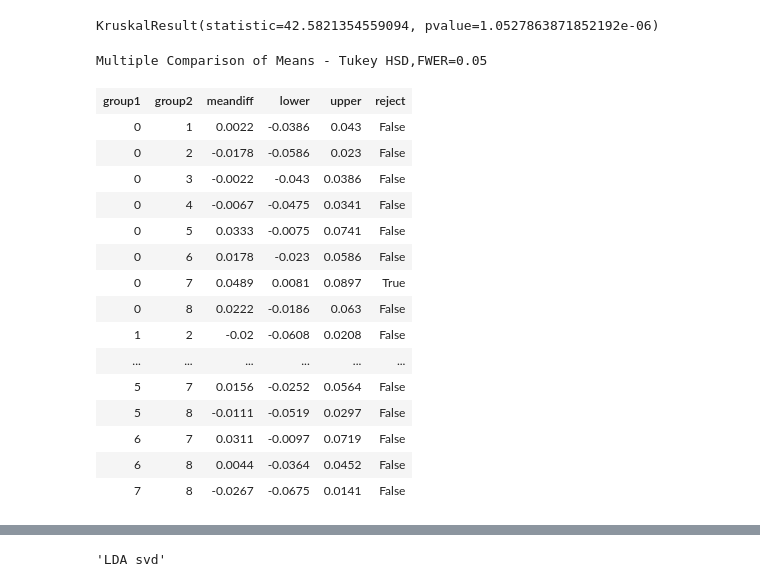
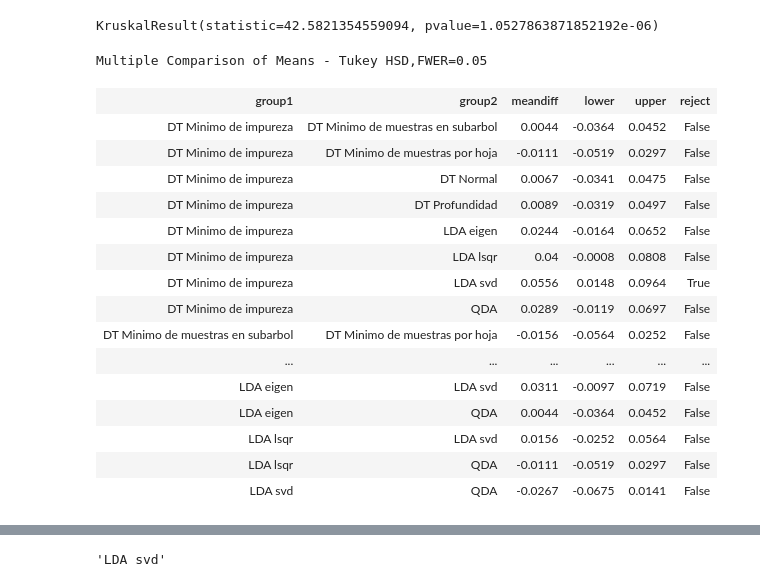
Before and after one commit to iagooteroc/int_computacional, a Jupyter notebook: p2.ipynb, the cells around one changed output, grey strips where cells are left out. Cells and saved outputs as stored; diff of their text form; code cells hidden in the pictures.

```diff
--- a/p2.ipynb
+++ b/p2.ipynb
@@ -233,25 +233,25 @@ print(stats.kruskal(*zip(*list(res_valid))))
 # %% [output]
 KruskalResult(statistic=42.5821354559094, pvalue=1.0527863871852192e-06)
 # %%
-labels = [str(i) for i in range(res_valid.shape[1]) for _ in range(res_valid.shape[0])]
+labels = [etiquetas[i] for i in range(res_valid.shape[1]) for _ in range(res_valid.shape[0])]
 arr_valid = res_valid.flatten('F')
 resultados = pairwise_tukeyhsd(arr_valid,labels)
 resultados.summary()
 # %% [output]
 Multiple Comparison of Means - Tukey HSD,FWER=0.05
 | group1 | group2 | meandiff | lower | upper | reject |
-| 0 | 1 | 0.0022 | -0.0386 | 0.043 | False |
-| 0 | 2 | -0.0178 | -0.0586 | 0.023 | False |
-| 0 | 3 | -0.0022 | -0.043 | 0.0386 | False |
-| 0 | 4 | -0.0067 | -0.0475 | 0.0341 | False |
-| 0 | 5 | 0.0333 | -0.0075 | 0.0741 | False |
-| 0 | 6 | 0.0178 | -0.023 | 0.0586 | False |
-| 0 | 7 | 0.0489 | 0.0081 | 0.0897 | True |
-| 0 | 8 | 0.0222 | -0.0186 | 0.063 | False |
-| 1 | 2 | -0.02 | -0.0608 | 0.0208 | False |
+| DT Minimo de impureza | DT Minimo de muestras en subarbol | 0.0044 | -0.0364 | 0.0452 | False |
+| DT Minimo de impureza | DT Minimo de muestras por hoja | -0.0111 | -0.0519 | 0.0297 | False |
+| DT Minimo de impureza | DT Normal | 0.0067 | -0.0341 | 0.0475 | False |
+| DT Minimo de impureza | DT Profundidad | 0.0089 | -0.0319 | 0.0497 | False |
+| DT Minimo de impureza | LDA eigen | 0.0244 | -0.0164 | 0.0652 | False |
+| DT Minimo de impureza | LDA lsqr | 0.04 | -0.0008 | 0.0808 | False |
+| DT Minimo de impureza | LDA svd | 0.0556 | 0.0148 | 0.0964 | True |
+| DT Minimo de impureza | QDA | 0.0289 | -0.0119 | 0.0697 | False |
+| DT Minimo de muestras en subarbol | DT Minimo de muestras por hoja | -0.0156 | -0.0564 | 0.0252 | False |
 | ... | ... | ... | ... | ... | ... |
-| 5 | 7 | 0.0156 | -0.0252 | 0.0564 | False |
-| 5 | 8 | -0.0111 | -0.0519 | 0.0297 | False |
-| 6 | 7 | 0.0311 | -0.0097 | 0.0719 | False |
-| 6 | 8 | 0.0044 | -0.0364 | 0.0452 | False |
-| 7 | 8 | -0.0267 | -0.0675 | 0.0141 | False |
+| LDA eigen | LDA svd | 0.0311 | -0.0097 | 0.0719 | False |
+| LDA eigen | QDA | 0.0044 | -0.0364 | 0.0452 | False |
+| LDA lsqr | LDA svd | 0.0156 | -0.0252 | 0.0564 | False |
+| LDA lsqr | QDA | -0.0111 | -0.0519 | 0.0297 | False |
+| LDA svd | QDA | -0.0267 | -0.0675 | 0.0141 | False |
```
Also changed, not shown: parts of 4 cells of this notebook, 1 other file.
